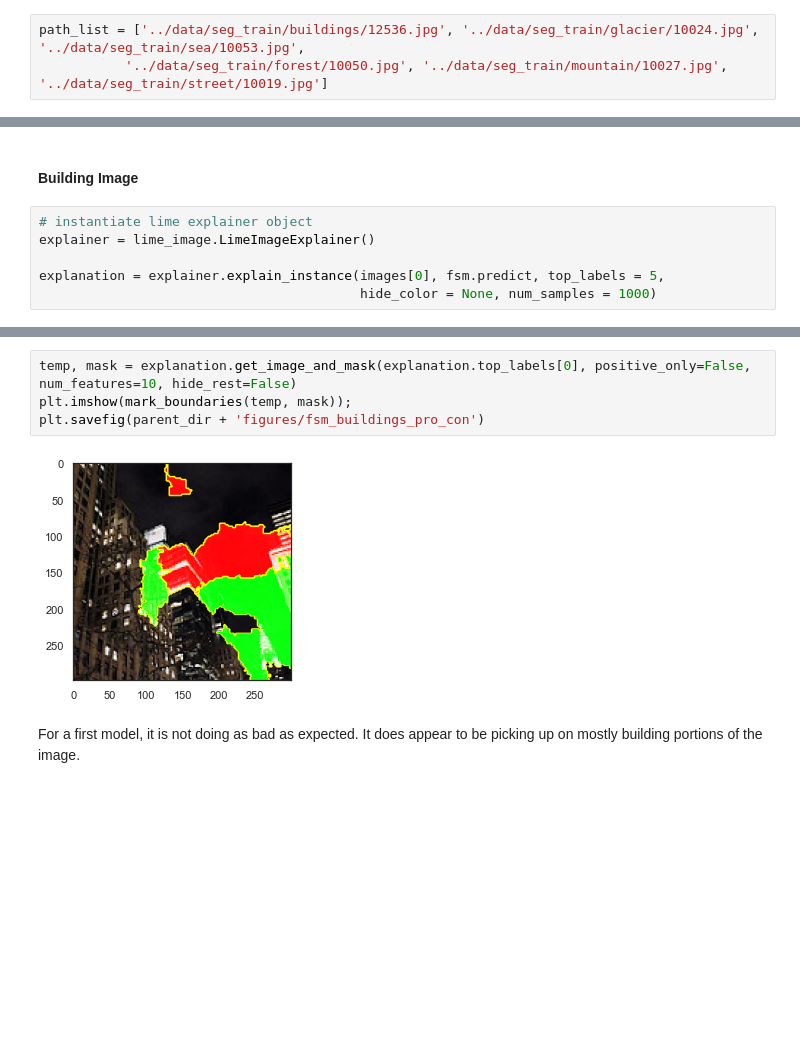
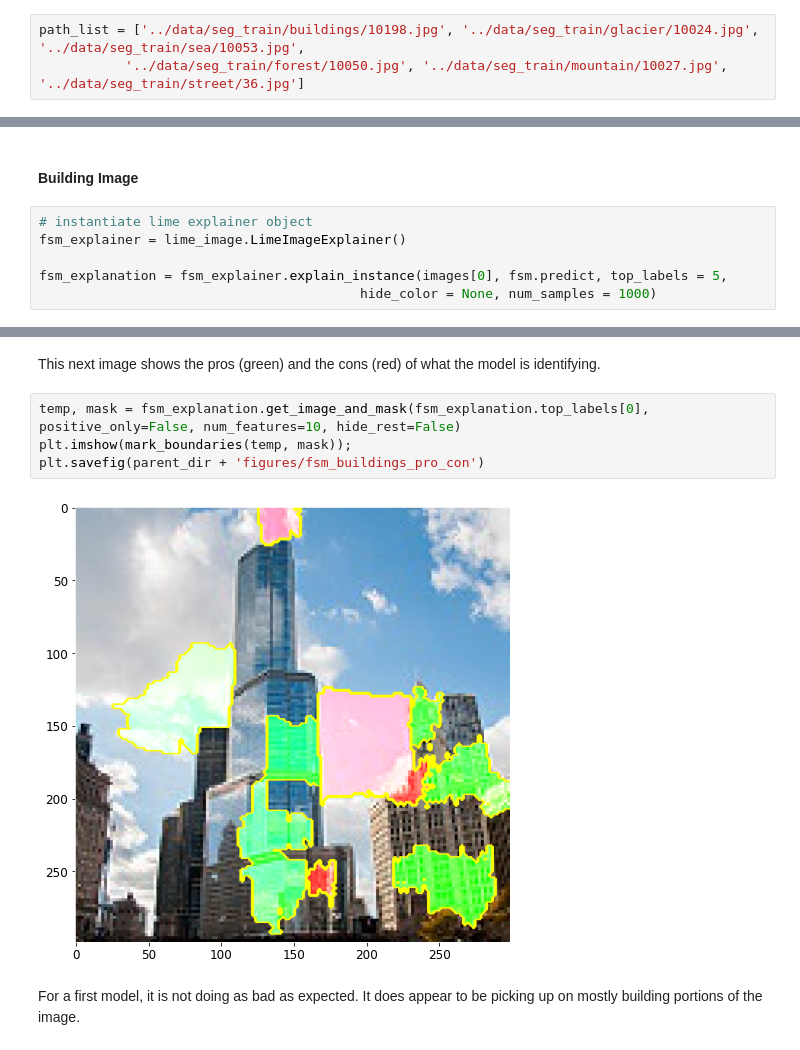
Before and after one commit to lecritch/Cene-Image-Classification, a Jupyter notebook: reports/final_report.ipynb, the cells around one changed output, grey strips where cells are left out. Saved outputs shown, nothing was run; the diff lists cells and outputs as text; blank space fills up the shorter version.

Commit message:
final repo - waiting for model 4 though

```diff
--- a/reports/final_report.ipynb
+++ b/reports/final_report.ipynb
@@ -478,6 +483,6 @@ Here, I'm going to randomly pick 1 image from each class and view how the model
 # %%
-path_list = ['../data/seg_train/buildings/12536.jpg', '../data/seg_train/glacier/10024.jpg', '../data/seg_train/sea/10053.jpg',
-           '../data/seg_train/forest/10050.jpg', '../data/seg_train/mountain/10027.jpg', '../data/seg_train/street/10019.jpg']
+path_list = ['../data/seg_train/buildings/10198.jpg', '../data/seg_train/glacier/10024.jpg', '../data/seg_train/sea/10053.jpg',
+           '../data/seg_train/forest/10050.jpg', '../data/seg_train/mountain/10027.jpg', '../data/seg_train/street/36.jpg']
 # %% [markdown]
 The data needs to be colour images and a certain shape in order to run in lime so we perform that preprocessing here:
 (The code of the below preprocessing steps was found [here](https://github.com/marcotcr/lime/blob/master/doc/notebooks/Tutorial%20-%20Image%20Classification%20Keras.ipynb))
@@ -502,8 +507,8 @@ Let's see what parts of the images the model is picking up on:
 #### Building Image
 # %%
 # instantiate lime explainer object
-explainer = lime_image.LimeImageExplainer()
+fsm_explainer = lime_image.LimeImageExplainer()
 
-explanation = explainer.explain_instance(images[0], fsm.predict, top_labels = 5,
+fsm_explanation = fsm_explainer.explain_instance(images[0], fsm.predict, top_labels = 5,
                                          hide_color = None, num_samples = 1000)
 # %% [markdown]
@@ -517,9 +522,11 @@ plt.savefig(parent_dir + 'figures/fsm_buildings_borders')
+# %% [markdown]
+This next image shows the pros (green) and the cons (red) of what the model is identifying.
 # %%
-temp, mask = explanation.get_image_and_mask(explanation.top_labels[0], positive_only=False, num_features=10, hide_rest=False)
+temp, mask = fsm_explanation.get_image_and_mask(fsm_explanation.top_labels[0], positive_only=False, num_features=10, hide_rest=False)
 plt.imshow(mark_boundaries(temp, mask));
 plt.savefig(parent_dir + 'figures/fsm_buildings_pro_con')
 # %% [output]
-[figure, old version]
+[figure, new version]
 # %% [markdown]
 For a first model, it is not doing as bad as expected.  It does appear to be picking up on mostly building portions of the image.
 # %% [markdown]
```
Also changed, not shown: parts of 54 cells of this notebook, 26 other files.
